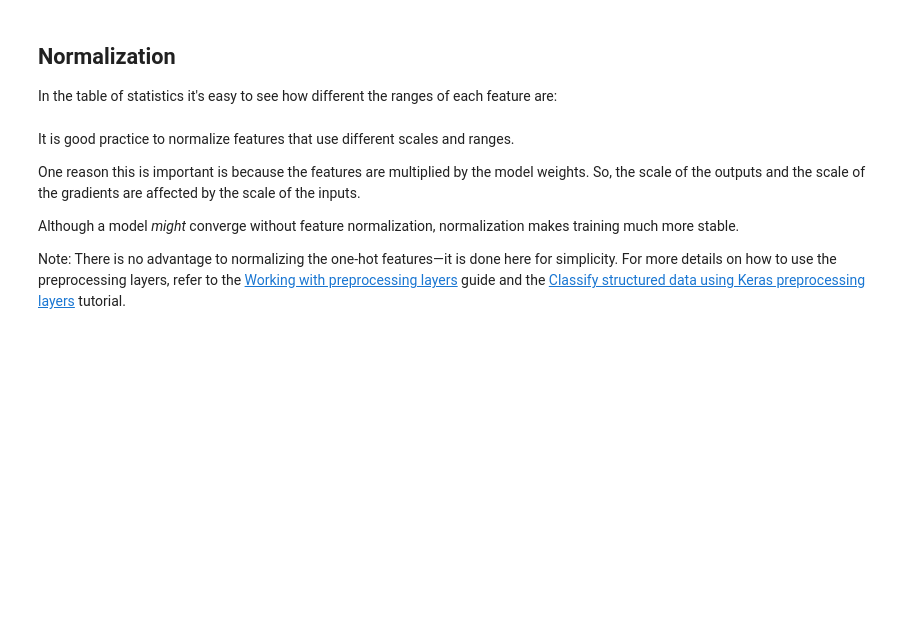
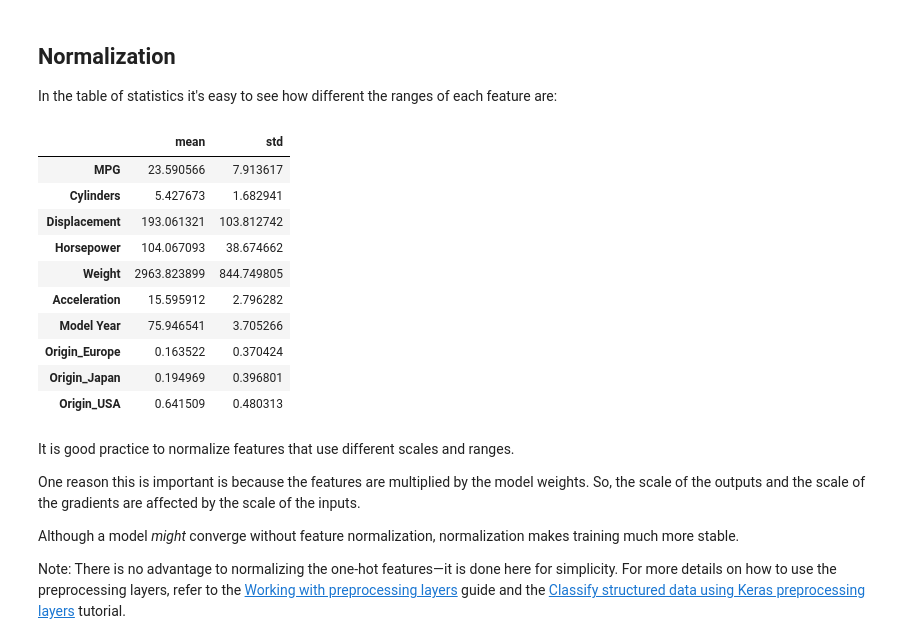
Before and after one commit to drehnstrom/ml-ops-course, a Jupyter notebook: tensorflow_examples/mpg_linear_regression.ipynb, the cells around one changed output. Saved outputs shown, nothing was run; the diff lists cells and outputs as text; code cells hidden in the pictures; blank space fills up the shorter version.

```diff
--- a/tensorflow_examples/mpg_linear_regression.ipynb
+++ b/tensorflow_examples/mpg_linear_regression.ipynb
@@ -118,7 +191,19 @@ test_labels = test_features.pop('MPG')
 
 In the table of statistics it's easy to see how different the ranges of each feature are:
 # %%
-train_dataset.describe().transpose()[['mean', 'std']]
+train_dataset.describe().T[['mean', 'std']]
+# %% [output]
+|  | mean | std |
+| MPG | 23.590566 | 7.913617 |
+| Cylinders | 5.427673 | 1.682941 |
+| Displacement | 193.061321 | 103.812742 |
+| Horsepower | 104.067093 | 38.674662 |
+| Weight | 2963.823899 | 844.749805 |
+| Acceleration | 15.595912 | 2.796282 |
+| Model Year | 75.946541 | 3.705266 |
+| Origin_Europe | 0.163522 | 0.370424 |
+| Origin_Japan | 0.194969 | 0.396801 |
+| Origin_USA | 0.641509 | 0.480313 |
 # %% [markdown]
 It is good practice to normalize features that use different scales and ranges.
 
```
Also changed, not shown: parts of 22 cells of this notebook.
